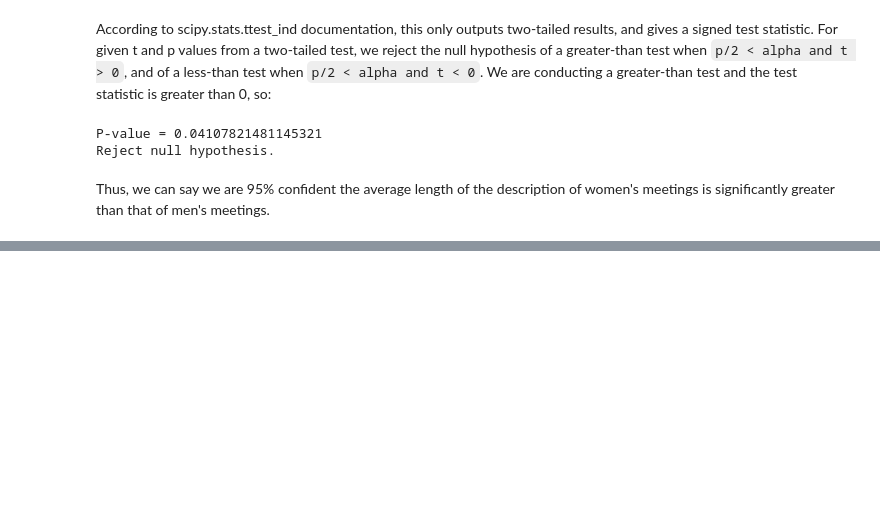
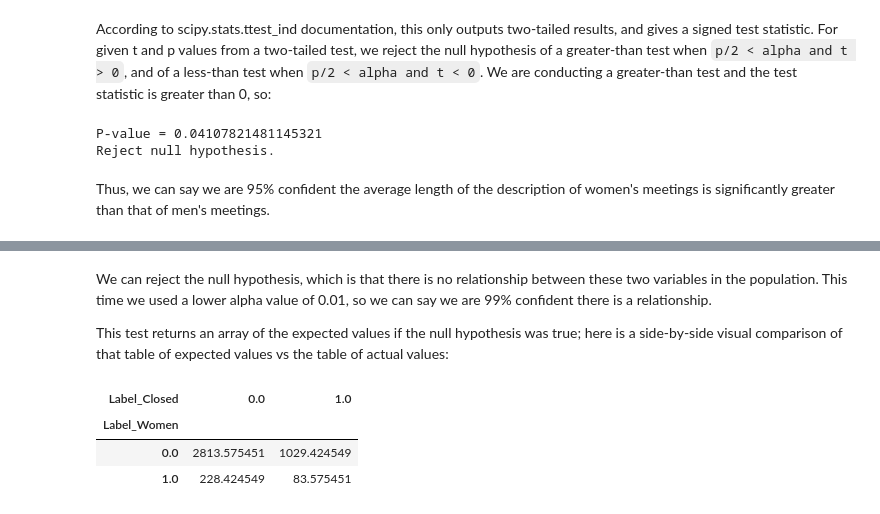
Before and after one commit to zimzoom/virtual-aa-meetings, a Jupyter notebook: 4-Analysis.ipynb, the cells around one changed output, grey strips where cells are left out. Drawn from its saved outputs; the diff is of its cells as text; code cells hidden in the pictures; blank space fills up the shorter version.

```diff
--- a/4-Analysis.ipynb
+++ b/4-Analysis.ipynb
@@ -137,0 +165,12 @@ Thus, we can say we are 95% confident the average length of the description of w
+# %% [markdown]
+We can reject the null hypothesis, which is that there is no relationship between these two variables in the population. This time we used a lower alpha value of 0.01, so we can say we are 99% confident there is a relationship.
+
+This test returns an array of the expected values if the null hypothesis was true; here is a side-by-side visual comparison of that table of expected values vs the table of actual values:
+# %%
+expected_table = pd.DataFrame(expected, index=women_closed_table.index, columns=women_closed_table.columns)
+expected_table
+# %% [output]
+| Label_Closed | 0.0 | 1.0 |
+| Label_Women |  |  |
+| 0.0 | 2813.575451 | 1029.424549 |
+| 1.0 | 228.424549 | 83.575451 |
```
Also changed, not shown: parts of 6 cells of this notebook.
